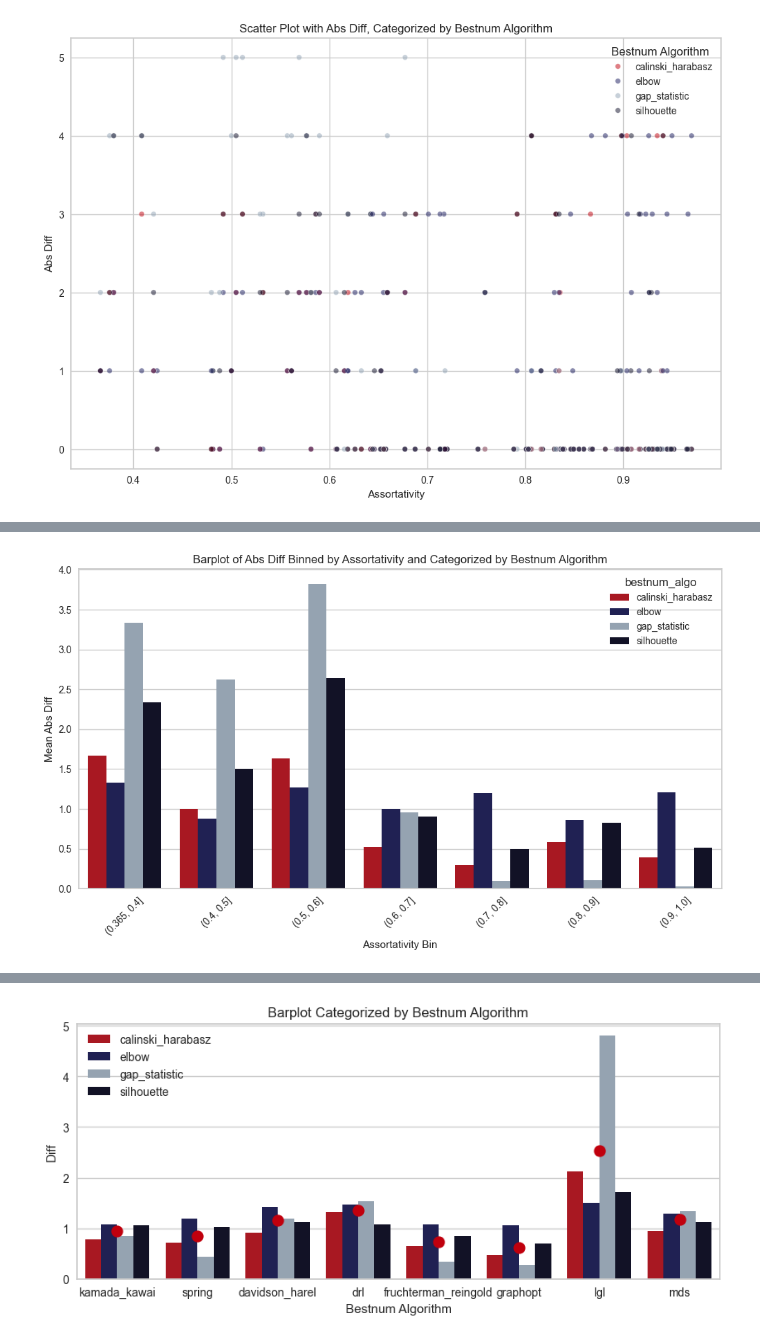
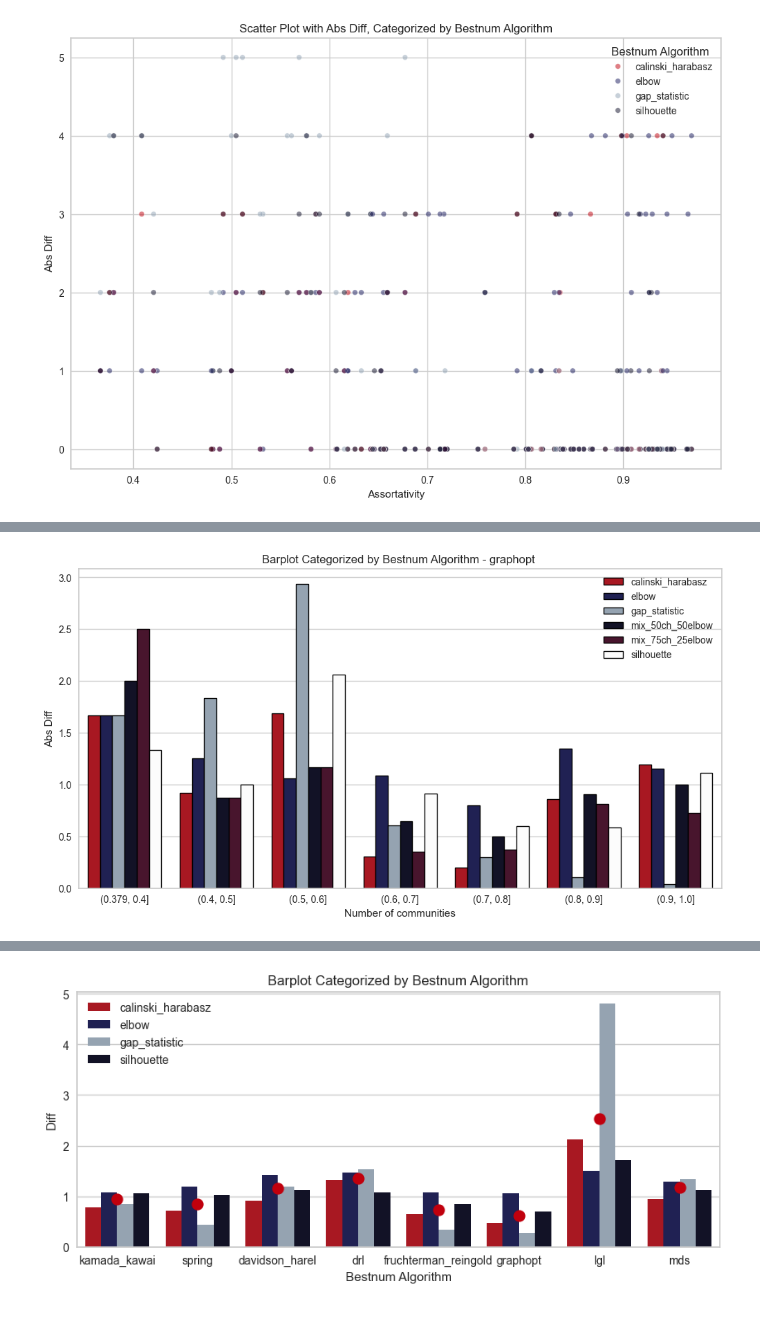
Before and after one commit to ARUMHC/Geometric-Properties-of-Graph-Visualization-Methods, a Jupyter notebook: code/NB_choosing_best_num_algorithms_TESTING.ipynb, the cells around one changed output, grey strips where cells are left out. Cells and saved outputs as stored; diff of their text form; code cells hidden in the pictures.

```diff
--- a/code/NB_choosing_best_num_algorithms_TESTING.ipynb
+++ b/code/NB_choosing_best_num_algorithms_TESTING.ipynb
@@ -48,7 +93,7 @@ import matplotlib.pyplot as plt
 
 # Define a custom color palette
 wake_up_and_its_over = ['#62B8CE','#605E04', '#E5510D','#885B59','#892203']
-mammalian_sighting_reflex = ['#C0000D','#17195C','#91A3B5','#0F0F29','#510C2D']
+mammalian_sighting_reflex = ['#C0000D','#17195C','#91A3B5','#0F0F29','#510C2D', '#FCFCFC']
 
 # Set the custom palette in Seaborn
 sns.set_palette(mammalian_sighting_reflex)
@@ -98,2 +179,2 @@ df_all_results.to_csv('data/all_results.csv', index=False)
 # %%
-df_all_results = df_all_results[df_all_results['layout_name'] == 'graphopt']
+# df_all_results = df_all_results[df_all_results['layout_name'] == 'graphopt']
@@ -141,0 +354,16 @@ plt.show()
+# %%
+# plot to see which layout combo with alorithm works best
+plt.figure(figsize=(15, 4))
+ax = sns.barplot(x='bestnum_algo', y='abs_diff', hue='layout_name', data=df_all_results[df_all_results['layout_name'] != 'lgl'], estimator=np.mean, palette=mammalian_sighting_reflex+wake_up_and_its_over, ci=None)
+
+for patch in ax.patches:
+    patch.set_edgecolor('black')
+    patch.set_linewidth(1)  # Optional: set the width of the edge
+
+plt.title('Barplot Categorized by Bestnum Algorithm')
+plt.xlabel('Bestnum Algorithm')
+plt.ylabel('Abs Diff')
+# plt.xticks(rotation=45)  # Rotate x-axis labels if needed
+
+# Show the plot
+plt.show()
@@ -214,36 +481,42 @@ plt.show()
 # %%
 import pandas as pd
 import numpy as np
 import seaborn as sns
 import matplotlib.pyplot as plt
 
 # Assuming df_all_results is already loaded and contains the 'bestnum_algo', 'abs_diff', and 'assortativity' columns
+subset = df_all_results[df_all_results['layout_name']=='graphopt']
+# Define the custom palette
+palette_dict = dict(zip(subset['bestnum_algo'].unique(), mammalian_sighting_reflex))
 
-# Define the custom palette
-palette_dict = dict(zip(df_all_results['bestnum_algo'].unique(), mammalian_sighting_reflex))
+bins = np.arange(0.4, subset['assortativity'].max() + 0.1, 0.1)
+bins = np.insert(bins, 0, subset['assortativity'].min())  # Ensure the first bin starts from the minimum value
 
-# Define bins with specific edges
-bins = np.arange(0.4, df_all_results['assortativity'].max() + 0.1, 0.1)
-bins = np.insert(bins, 0, df_all_results['assortativity'].min())  # Ensure the first bin starts from the minimum value
+subset['assortativity_bin'] = pd.cut(subset['assortativity'], bins=bins, include_lowest=True)
 
-# Bin the 'assortativity' values
-df_all_results['assortativity_bin'] = pd.cut(df_all_results['assortativity'], bins=bins, include_lowest=True)
+binned_data = subset.groupby(['assortativity_bin', 'bestnum_algo']).agg({'abs_diff': 'mean'}).reset_index()
 
-# Calculate the mean of 'abs_diff' for each bin and 'bestnum_algo'
-binned_data = df_all_results.groupby(['assortativity_bin', 'bestnum_algo']).agg({'abs_diff': 'mean'}).reset_index()
+plt.figure(figsize=(12, 6))
+ax = sns.barplot(x='assortativity_bin', y='abs_diff', hue='bestnum_algo', data=binned_data, palette=mammalian_sighting_reflex, ci=None)
 
-# Create the bar plot
-plt.figure(figsize=(12, 6))
-sns.barplot(x='assortativity_bin', y='abs_diff', hue='bestnum_algo', data=binned_data, palette=mammalian_sighting_reflex, ci=None)
+for patch in ax.patches:
+    patch.set_edgecolor('black')
+    patch.set_linewidth(1)  # Optional: set the width of the edge
 
 # Customize the plot
-plt.title('Barplot of Abs Diff Binned by Assortativity and Categorized by Bestnum Algorithm')
-plt.xlabel('Assortativity Bin')
-plt.ylabel('Mean Abs Diff')
-plt.xticks(rotation=45)  # Rotate x-axis labels for better readability
+plt.title('Barplot Categorized by Bestnum Algorithm - graphopt ')
+plt.xlabel('Number of communities')
+plt.ylabel('Abs Diff')
+# plt.xticks(rotation=45)  # Rotate x-axis labels if needed
+
+handles, labels = ax.get_legend_handles_labels()
+for handle in handles:
+    handle.set_edgecolor('black')
+    handle.set_linewidth(1)  # Optional: set the width of the edge
+ax.legend(handles=handles, labels=labels)
 
 # Show the plot
 plt.show()
 # %% [output]
-[figure, old version]
+[figure, new version]
 # %%
```
Also changed, not shown: parts of 49 cells of this notebook, 37 other files.
